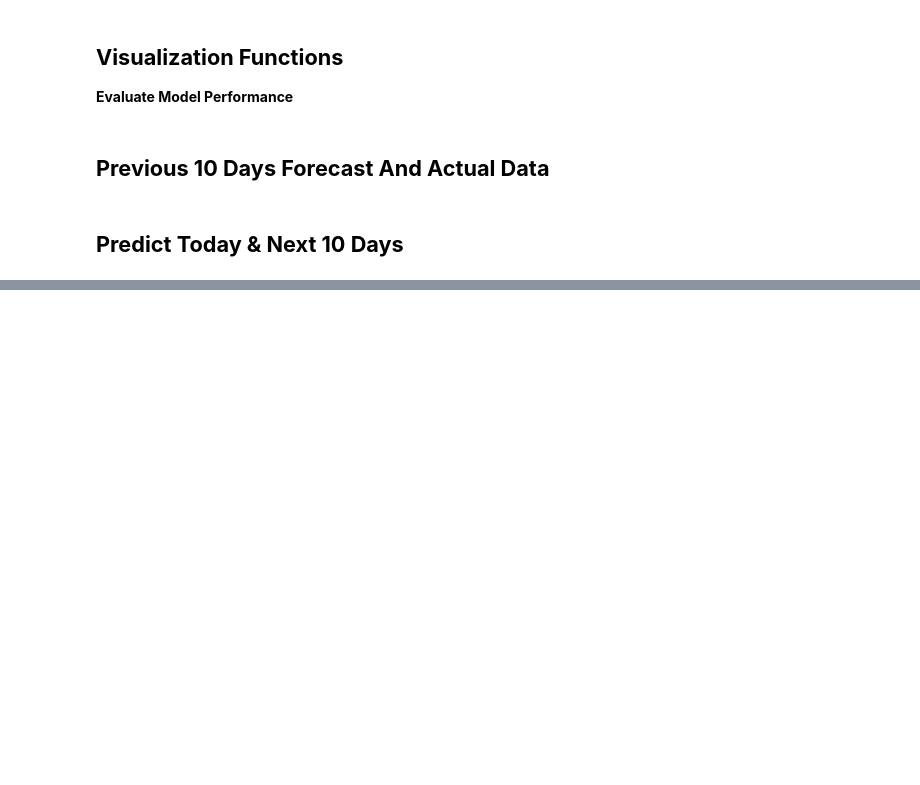
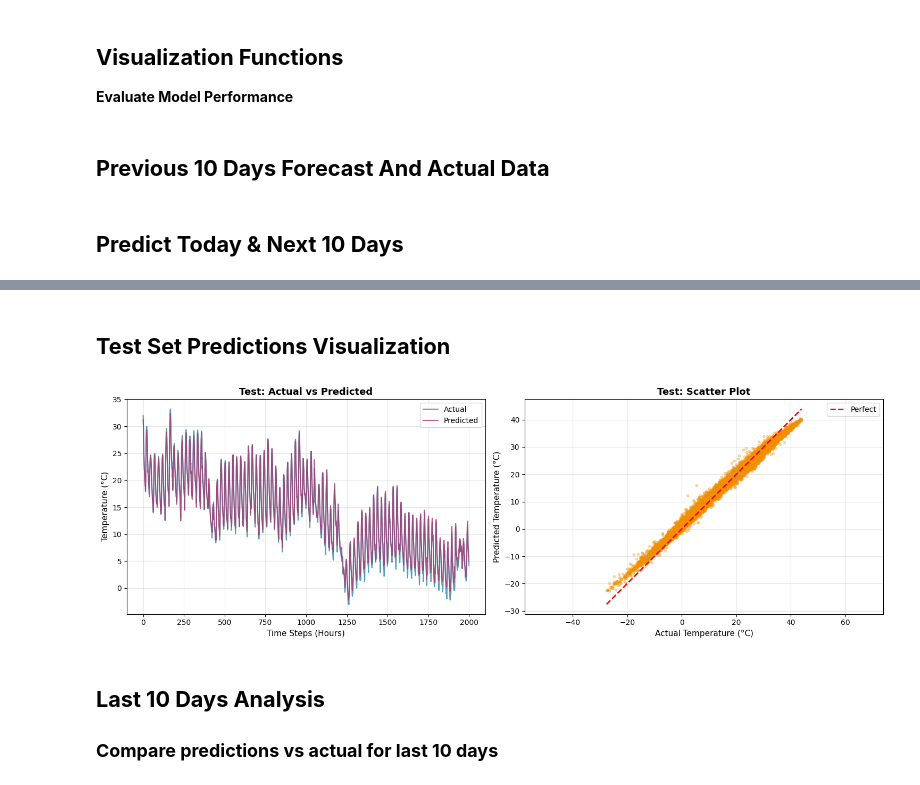
Before and after one commit to ShakhzodMirmuminov/Weather_predection_model, a Jupyter notebook: main.ipynb, the cells around one changed output, grey strips where cells are left out. Cells and saved outputs as stored; diff of their text form; code cells hidden in the pictures; blank space fills up the shorter version.

```diff
--- a/main.ipynb
+++ b/main.ipynb
@@ -2158,0 +1223,38 @@ Pressure: 1030 hPa
+# %% [markdown]
+## **Test Set Predictions Visualization**
+# %%
+def plot_all_predictions(y_actual, y_pred, set_name="Test"):
+
+    fig, axes = plt.subplots(1, 2, figsize=(15, 5))
+
+    n = min(2000, len(y_actual))
+    x = range(n)
+
+    axes[0].plot(x, y_actual[-n:], label='Actual', linewidth=1.5, alpha=0.8, color='#2E86AB')
+    axes[0].plot(x, y_pred[-n:], label='Predicted', linewidth=1.5, alpha=0.8, color='#A23B72')
+    axes[0].set_xlabel('Time Steps (Hours)', fontsize=11)
+    axes[0].set_ylabel('Temperature (°C)', fontsize=11)
+    axes[0].set_title(f'{set_name}: Actual vs Predicted', fontsize=13, fontweight='bold')
+    axes[0].legend(fontsize=10)
+    axes[0].grid(True, alpha=0.3)
+
+    axes[1].scatter(y_actual, y_pred, alpha=0.3, s=10, color='#F18F01')
+    min_val = min(y_actual.min(), y_pred.min())
+    max_val = max(y_actual.max(), y_pred.max())
+    axes[1].plot([min_val, max_val], [min_val, max_val], 'r--', linewidth=2, label='Perfect')
+    axes[1].set_xlabel('Actual Temperature (°C)', fontsize=11)
+    axes[1].set_ylabel('Predicted Temperature (°C)', fontsize=11)
+    axes[1].set_title(f'{set_name}: Scatter Plot', fontsize=13, fontweight='bold')
+    axes[1].legend(fontsize=10)
+    axes[1].grid(True, alpha=0.3)
+    axes[1].axis('equal')
+
+    plt.tight_layout()
+    plt.show()
+
+plot_all_predictions(y_test_actual, y_test_pred, "Test")
+# %% [output]
+[figure, added]
+# %% [markdown]
+##  **Last 10 Days Analysis**
+### **Compare predictions vs actual for last 10 days**
```
Also changed, not shown: parts of 29 cells of this notebook.
